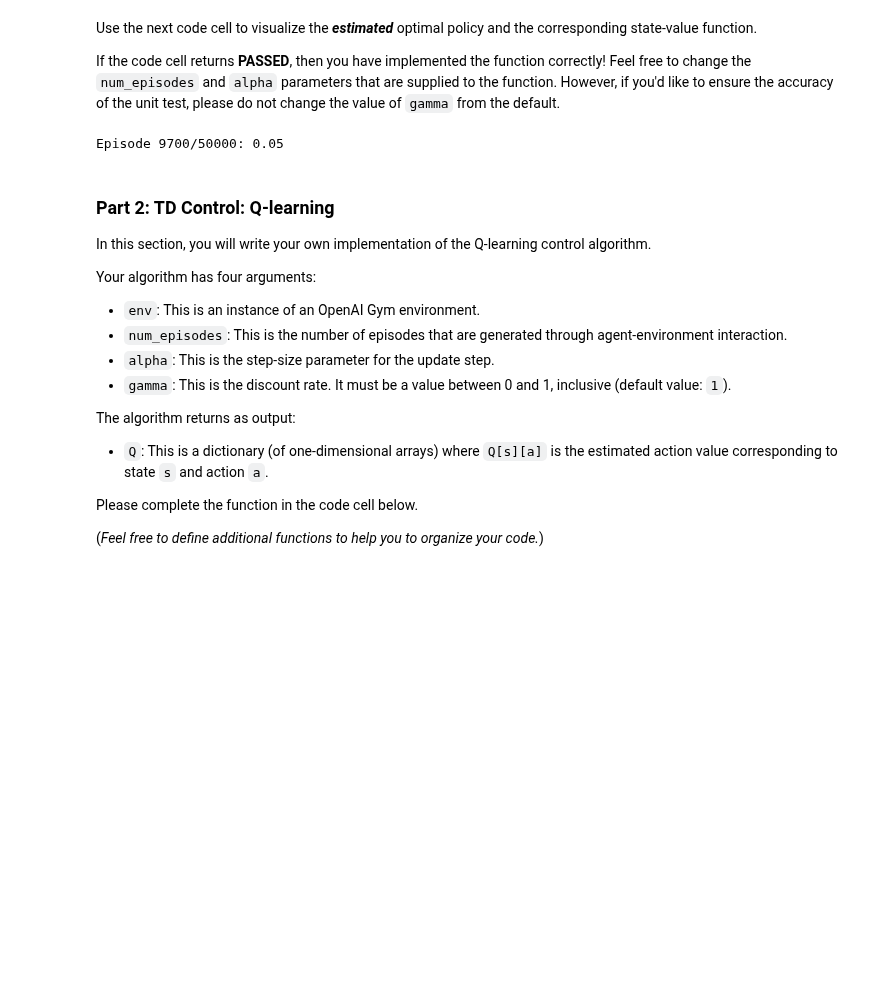
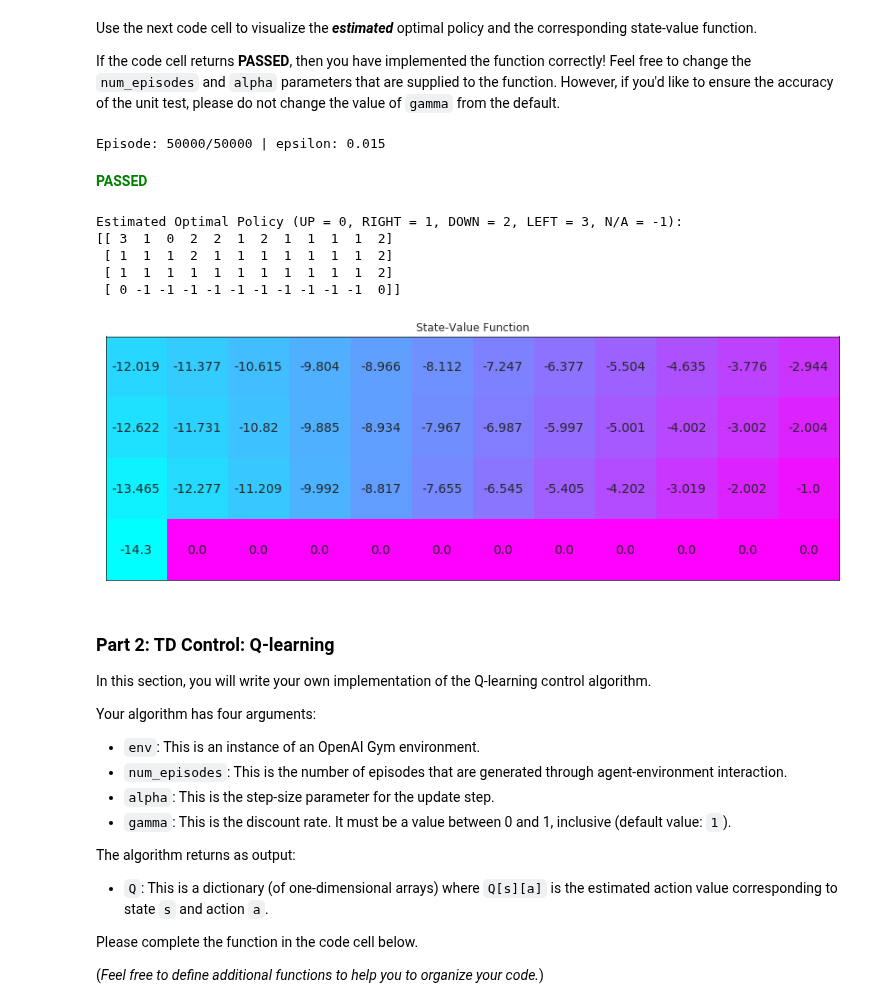
Before and after one commit to udacity/deep-reinforcement-learning, a Jupyter notebook: src/temporal-difference/Temporal_Difference.ipynb, the cells around one changed output. Cells and saved outputs as stored; diff of their text form; code cells hidden in the pictures; blank space fills up the shorter version.

Commit message:
Feat: Solve SARSA problem

```diff
--- a/src/temporal-difference/Temporal_Difference.ipynb
+++ b/src/temporal-difference/Temporal_Difference.ipynb
@@ -87,10 +85,10 @@ Please complete the function in the code cell below.
 import td_utils
 # %%
 DECAY = 0.001
-X50 = -10000
+X50 = -1000
 MIN_EPSILON = 0.0001
 CEIL = 1.0
-FLOOR = 0.05
+FLOOR = 0.015
 
 def sarsa(env, num_episodes, alpha, gamma=1.0):
     # initialize action-value function (empty dictionary of arrays)
@@ -99,14 +97,12 @@ def sarsa(env, num_episodes, alpha, gamma=1.0):
     # loop over episodes
     for i_episode in range(1, num_episodes+1):
         # monitor progress
+        epsilon = td_utils.get_inverse_episode_epsilon(i_episode, floor=FLOOR)
+#         epsilon = td_utils.get_sigmoid_epsilon(episode_it=i_episode, floor=FLOOR,
+#             decay_rate=DECAY, x50=X50 )
         if i_episode % 100 == 0:
-#             epsilon = td_utils.get_sigmoid_epsilon(episode_it=i_episode, decay_rate=DECAY, x50=X50, ceil=CEIL, floor=MIN_EPSILON)
-            epsilon = td_utils.get_inverse_episode_epsilon(i_episode, floor=FLOOR)
-            print("\rEpisode {}/{}: {}".format(i_episode, num_episodes, epsilon), end="")
+            print("\rEpisode: {}/{} | epsilon: {}".format(i_episode, num_episodes, epsilon), end="")
             sys.stdout.flush()
-
-        ## TODO: complete the function
-        epsilon = td_utils.get_sigmoid_epsilon(episode_it=i_episode, decay_rate=DECAY, x50=X50, floor=MIN_EPSILON)
 
         Q = td_utils.run_sarsa_episode(env, Q, epsilon, alpha, gamma)
 
@@ -117,19 +113,26 @@ Use the next code cell to visualize the **_estimated_** optimal policy and the c
 If the code cell returns **PASSED**, then you have implemented the function correctly!  Feel free to change the `num_episodes` and `alpha` parameters that are supplied to the function.  However, if you'd like to ensure the accuracy of the unit test, please do not change the value of `gamma` from the default.
 # %%
 # obtain the estimated optimal policy and corresponding action-value function
-Q_sarsa = sarsa(env, 50000, 0.01, gamma=1.0)
+Q_sarsa = sarsa(env, 50000, 0.0025, gamma=1.0)
 
 # print the estimated optimal policy
 policy_sarsa = np.array([np.argmax(Q_sarsa[key]) if key in Q_sarsa else -1 for key in np.arange(48)]).reshape(4,12)
 check_test.run_check('td_control_check', policy_sarsa)
 print("\nEstimated Optimal Policy (UP = 0, RIGHT = 1, DOWN = 2, LEFT = 3, N/A = -1):")
 print(policy_sarsa)
 
 # plot the estimated optimal state-value function
 V_sarsa = ([np.max(Q_sarsa[key]) if key in Q_sarsa else 0 for key in np.arange(48)])
 plot_values(V_sarsa)
 # %% [output]
-Episode 9700/50000: 0.05
+Episode: 50000/50000 | epsilon: 0.015
+**<span style="color: green;">PASSED</span>**
+Estimated Optimal Policy (UP = 0, RIGHT = 1, DOWN = 2, LEFT = 3, N/A = -1):
+[[ 3  1  0  2  2  1  2  1  1  1  1  2]
+ [ 1  1  1  2  1  1  1  1  1  1  1  2]
+ [ 1  1  1  1  1  1  1  1  1  1  1  2]
+ [ 0 -1 -1 -1 -1 -1 -1 -1 -1 -1 -1  0]]
+[figure, added]
 # %% [markdown]
 ### Part 2: TD Control: Q-learning
 
```
Also changed, not shown: parts of 1 cell of this notebook, 1 other file.
